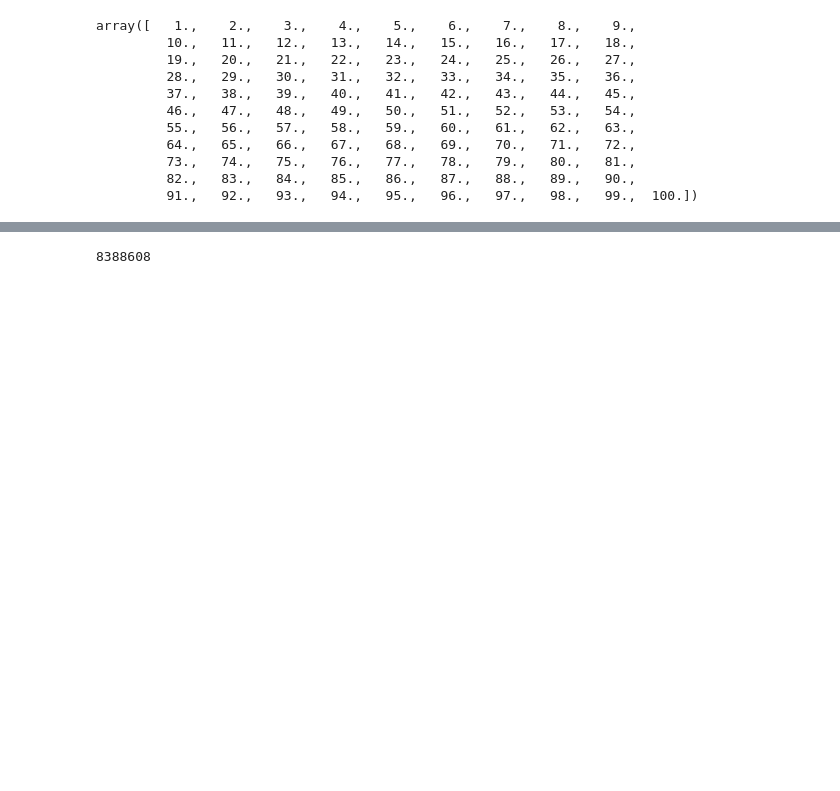
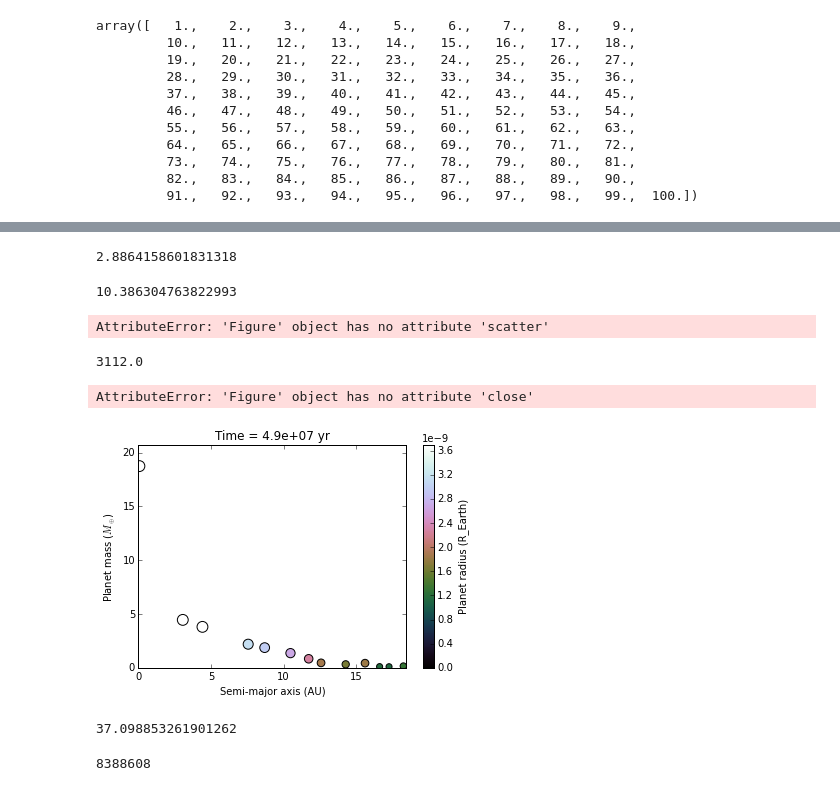
Before and after one commit to saint-germain/planetas, a Jupyter notebook: planetas sandbox.ipynb, the cells around one changed output, grey strips where cells are left out. Saved outputs shown, nothing was run; the diff lists cells and outputs as text; code cells hidden in the pictures; blank space fills up the shorter version.

```diff
--- a/planetas sandbox.ipynb
+++ b/planetas sandbox.ipynb
@@ -268,3 +308,56 @@ np.log(10000000)/np.log(2)
+# %%
+rawdata[:,5].max()
+# %% [output]
+2.8864158601831318
+# %%
+rawdata[np.argmax(rawdata[:,5]),4]
+# %% [output]
+10.386304763822993
+# %%
+if rawdata[:,4].max() >15:
+    giant=True
+    #+rawdata[:,3].max()
+# %% [output]
+AttributeError: 'Figure' object has no attribute 'scatter'
+# %%
+trange
+# %% [output]
+3112.0
+# %%
+tming=5e5
+mming=15
+figure_list2 = ''
+
+if rawdata[:,4].max() > mming:
+    giant=True
+if giant and (data[0,1] > tming):
+    fig = plt.figure()
+    ax = fig.add_subplot(1,1,1)
+    ax2=ax.scatter(data[:,2],data[:,4],s=50*data[:,5],c=data[:,5]/eradcm,cmap='cubehelix',vmin=0,vmax=radmax/eradcm)
+    fig.colorbar(ax2,label='Planet radius (R_Earth)')
+    ax.set_xlim(0,rawdata[:trange,2].max()+0.2)
+    ax.set_ylim(0,rawdata[:trange,4].max()+2)
+    ax.set_xlabel('Semi-major axis (AU)')
+    ax.set_ylabel(r'Planet mass ($M_\oplus$)')
+    ax.set_title('Time = %.1e yr' % data[i,1])
+    figure_name2='gplot%06d.png' % j
+    fig.savefig(figure_name2)
+    figure_list2 = figure_list2 + ' {} '.format(figure_name2)
+    plt.close()
+
+for i in range(15):
+figure_list2 = figure_list2+ ' {} '.format(figure_name2)
+
+
+command2 = 'convert -delay 10 -loop 0 {}'.format(figure_list2)+' ganimation_{}.gif'.format(filename[:-4])
+os.system(command2)
+# %% [output]
+AttributeError: 'Figure' object has no attribute 'close'
+[figure, added]
+# %%
+rawdata[-20:-1,4].sum()
+# %% [output]
+37.098853261901262
 # %%
 2**23
 # %% [output]
```
Also changed, not shown: parts of 11 cells of this notebook, 1 other file.
